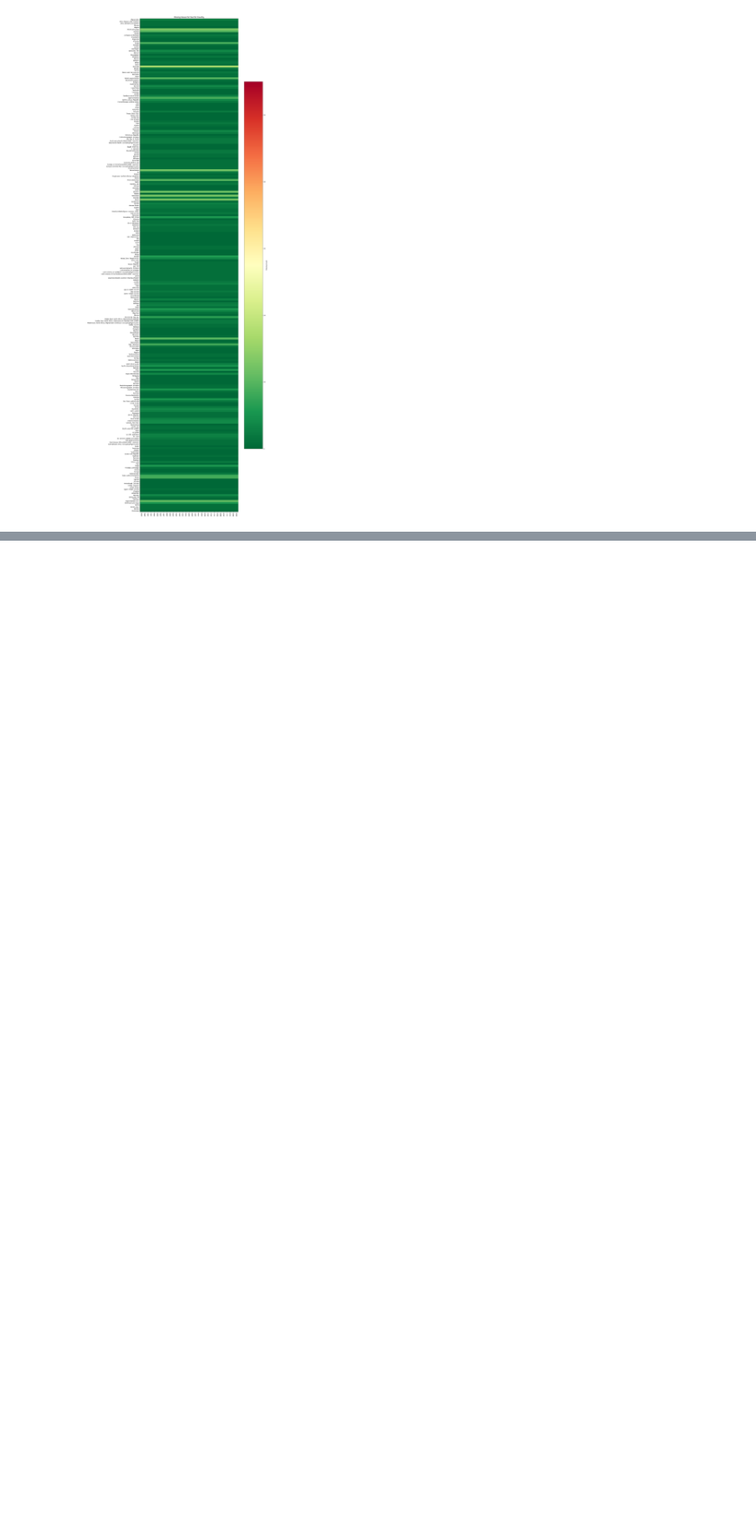
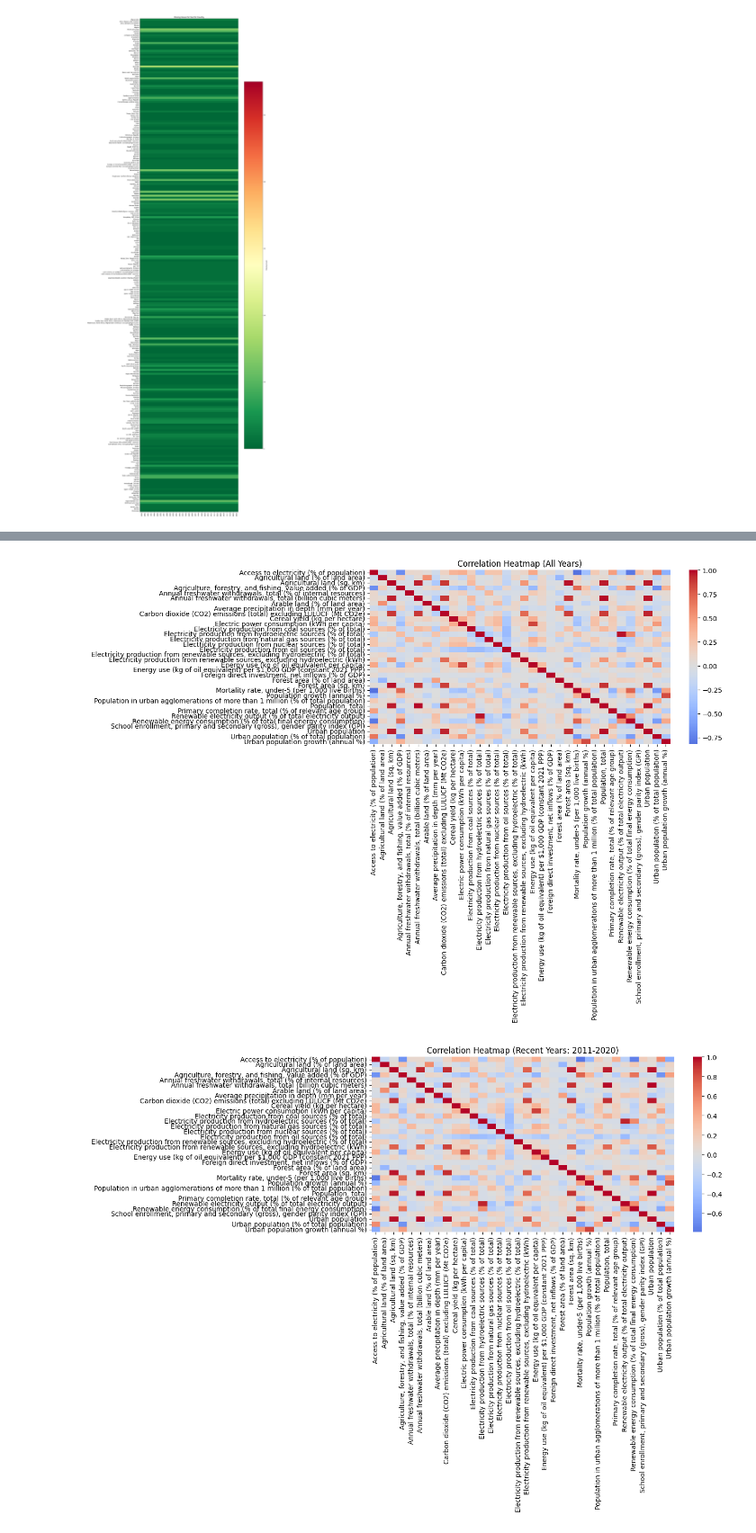
Before and after one commit to benkwan26/carbon_dioxide_emissions, a Jupyter notebook: notebooks/01_EDA_cleaning.ipynb, the cells around one changed output, grey strips where cells are left out. Shown at 90% size. Cells and saved outputs as stored; diff of their text form; code cells hidden in the pictures; blank space fills up the shorter version.

```diff
--- a/notebooks/01_EDA_cleaning.ipynb
+++ b/notebooks/01_EDA_cleaning.ipynb
@@ -181,0 +228,76 @@ train_df = train_df.fillna(0)
+# %%
+# ----- columns -----
+cols = {
+    "co2": "Carbon dioxide (CO2) emissions (total) excluding LULUCF (Mt CO2e)",
+    "energy_use_pc": "Energy use (kg of oil equivalent per capita)",
+    "electric_pc": "Electric power consumption (kWh per capita)",
+    "coal_pct": "Electricity production from coal sources (% of total)",
+    "renewable_pct": "Renewable electricity output (% of total electricity output)",
+}
+
+# ----- numeric correlation (all years) -----
+numeric_cols = train_df.select_dtypes(include=["Float64"]).columns
+corr_all = train_df[numeric_cols].corr()
+
+plt.figure(figsize=(14, 10))
+sns.heatmap(corr_all, cmap="coolwarm", center=0, square=False)
+plt.title("Correlation Heatmap (All Years)")
+plt.tight_layout()
+plt.show()
+
+# ----- numeric correlation (recent years) -----
+max_year = train_df["Year"].max()
+recent_years = train_df[train_df["Year"] >= (max_year - 9)]  # last 10 years
+corr_recent = recent_years[numeric_cols].corr()
+
+plt.figure(figsize=(14, 10))
+sns.heatmap(corr_recent, cmap="coolwarm", center=0, square=False)
+plt.title(f"Correlation Heatmap (Recent Years: {max_year-9}-{max_year})")
+plt.tight_layout()
+plt.show()
+
+# ----- scatter plots with trend lines -----
+scatter_pairs = [
+    ("energy_use_pc", "co2", "CO2 vs Energy Use per Capita"),
+    ("electric_pc", "co2", "CO2 vs Electric Power Consumption"),
+    ("coal_pct", "co2", "CO2 vs % Electricity from Coal"),
+    ("renewable_pct", "co2", "Renewable Electricity % vs CO2"),
+]
+
+fig, axes = plt.subplots(2, 2, figsize=(12, 10))
+axes = axes.flatten()
+
+for ax, (xkey, ykey, title) in zip(axes, scatter_pairs):
+    sns.regplot(
+        data=train_df,
+        x=cols[xkey],
+        y=cols[ykey],
+        scatter_kws={"alpha": 0.3, "s": 20},
+        line_kws={"color": "red"},
+        ax=ax
+    )
+    ax.set_title(title)
+    ax.set_xlabel(xkey.replace("_", " ").title())
+    ax.set_ylabel("CO2 emissions")
+
+plt.tight_layout()
+plt.show()
+
+# ----- pairplot (curated subset) -----
+pair_cols = [
+    cols["co2"],
+    cols["energy_use_pc"],
+    cols["electric_pc"],
+    cols["coal_pct"],
+    cols["renewable_pct"],
+    "Forest area (% of land area)"
+]
+
+pair_df = train_df[pair_cols].dropna()
+
+sns.pairplot(pair_df, diag_kind="kde", corner=True, plot_kws={"alpha": 0.3, "s": 15})
+plt.suptitle("Pairplot: Selected Indicators", y=1.02)
+plt.show()
+# %% [output]
+[figure, added]
+[figure, added]
```
Also changed, not shown: parts of 11 cells of this notebook, 2 other files.
